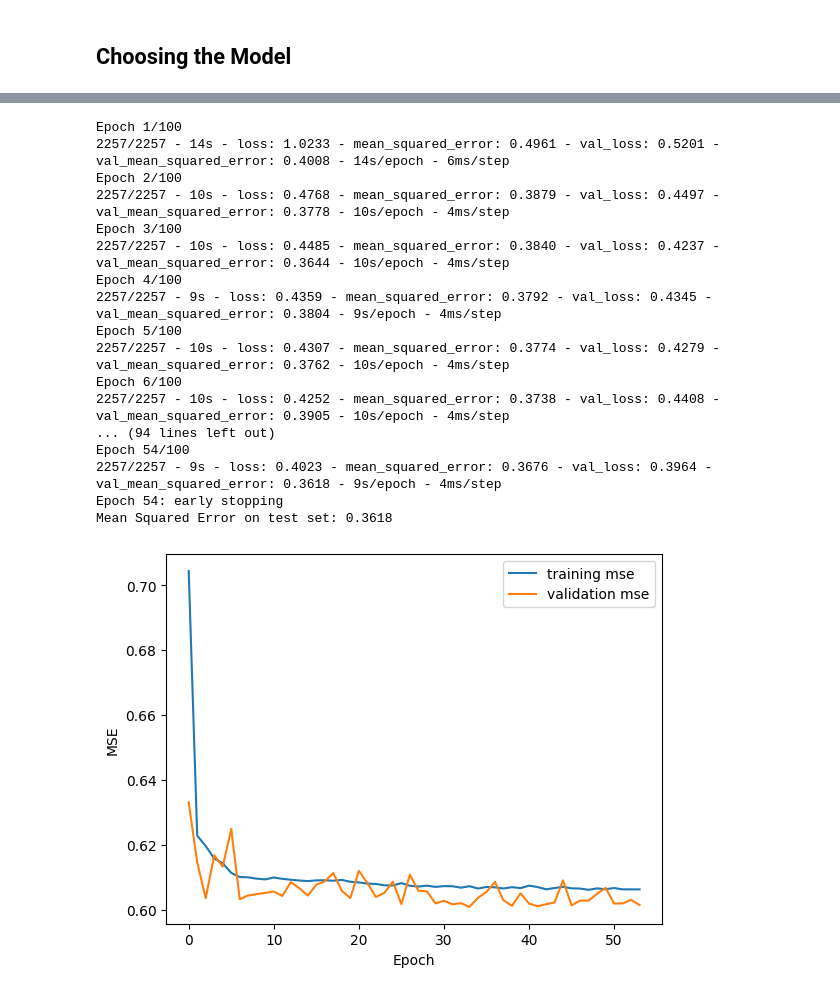
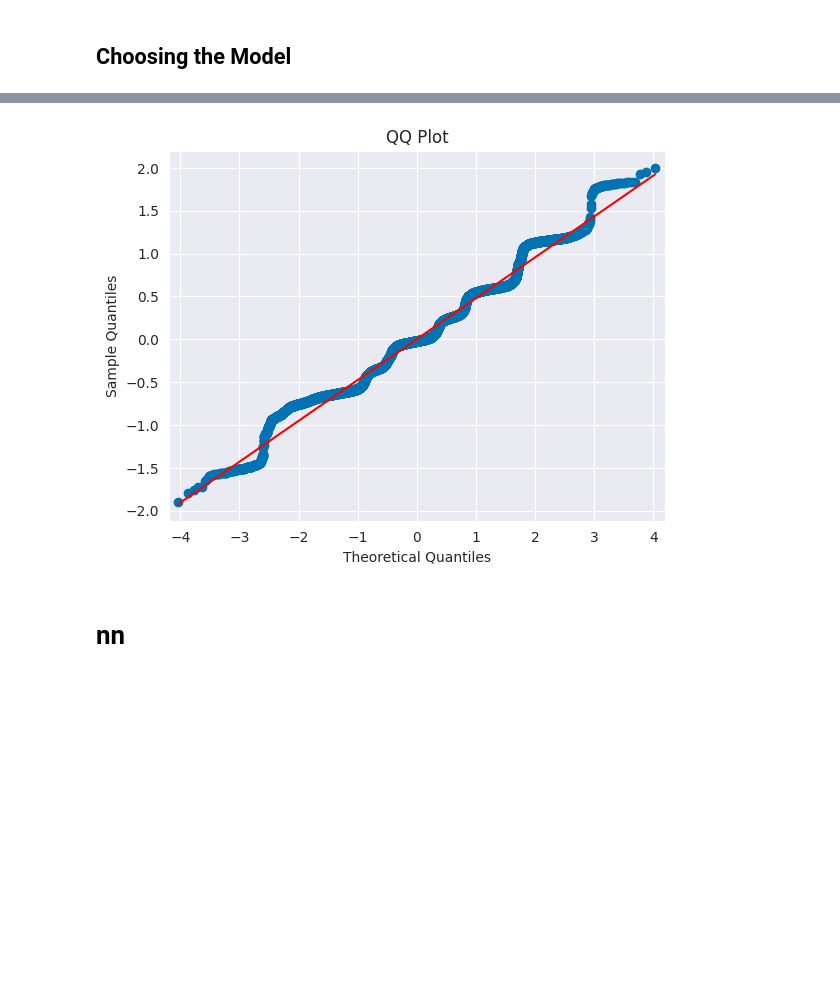
Before and after one commit to giakomorssi/Fraud-and-Delivery, a Jupyter notebook: 02_Prediction.ipynb, the cells around one changed output, grey strips where cells are left out. Saved outputs shown, nothing was run; the diff lists cells and outputs as text; code cells hidden in the pictures; blank space fills up the shorter version.

```diff
--- a/02_Prediction.ipynb
+++ b/02_Prediction.ipynb
@@ -149,3 +267,16 @@ X_test.columns = X_test.columns.astype(str)
+# %%
+import statsmodels.api as sm
+
+fig, ax = plt.subplots()
+sm.qqplot(residuals, line='s', ax=ax)
+ax.set_title('QQ Plot')
+plt.xlabel('Theoretical Quantiles')
+plt.ylabel('Sample Quantiles')
+plt.show()
+# %% [output]
+[figure, added]
+# %% [markdown]
+# nn
 # %%
 from keras.models import Sequential
 from keras.layers import Dense, Dropout
@@ -155,23 +286,26 @@ from sklearn.metrics import mean_squared_error
 from sklearn.model_selection import train_test_split
 from sklearn.preprocessing import StandardScaler
 import numpy as np
+from keras.optimizers import SGD
+from keras.optimizers import Adagrad
 
 # Define the neural network architecture
 model = Sequential()
-model.add(Dense(516, input_dim=X_train.shape[1], activation='relu', kernel_regularizer=regularizers.l2(0.005)))
-model.add(Dense(256, activation='relu', kernel_regularizer=regularizers.l2(0.005)))
-model.add(Dense(128, activation='relu', kernel_regularizer=regularizers.l2(0.005)))
-model.add(Dense(64, activation='relu', kernel_regularizer=regularizers.l2(0.005)))
-model.add(Dense(32, activation='relu', kernel_regularizer=regularizers.l2(0.005)))
-model.add(Dense(16, activation='relu', kernel_regularizer=regularizers.l2(0.005)))
+model.add(Dense(516, input_dim=X_train.shape[1], activation='relu', kernel_regularizer=regularizers.l2(0.01)))
+model.add(Dense(256, activation='relu', kernel_regularizer=regularizers.l2(0.01)))
+model.add(Dense(128, activation='relu', kernel_regularizer=regularizers.l2(0.01)))
+model.add(Dense(64, activation='relu', kernel_regularizer=regularizers.l2(0.01)))
+model.add(Dense(32, activation='relu', kernel_regularizer=regularizers.l2(0.01)))
+#model.add(Dense(16, activation='relu', kernel_regularizer=regularizers.l2(0.01)))
+#model.add(Dense(8, activation='relu', kernel_regularizer=regularizers.l2(0.01)))
 model.add(Dense(1, activation='linear'))
 
 # Compile the model with mean squared error loss function and Adam optimizer
-model.compile(loss='mean_squared_error', optimizer='adam', metrics=['mean_squared_error'])
+model.compile(loss='mean_squared_error', optimizer=Adagrad(learning_rate=0.01), metrics=['mean_squared_error'])
 
 # Define the early stopping and model checkpoint callbacks
-early_stopping = EarlyStopping(monitor='val_mean_squared_error', patience=20, verbose=2, mode='min')
-model_checkpoint = ModelCheckpoint('/content/drive/MyDrive/University/Deloitte/models_lr/nn12 .h5', monitor='val_mean_squared_error', save_best_only=True, mode='min')
+early_stopping = EarlyStopping(monitor='val_mean_squared_error', patience=10, verbose=2, mode='min')
+model_checkpoint = ModelCheckpoint('/content/drive/MyDrive/University/Deloitte/models_lr/nn3.h5', monitor='val_mean_squared_error', save_best_only=True, mode='min')
 
 # Fit the model to the training data with early stopping and model checkpoint callbacks
 history = model.fit(X_train, y_train, epochs=100, batch_size=64, validation_data=(X_test, y_test), verbose=2, callbacks=[early_stopping, model_checkpoint])
@@ -188,22 +322,7 @@ plt.xlabel('Epoch')
 plt.ylabel('MSE')
 plt.legend()
 plt.show()
+
+loss, mse = model.evaluate(X_test, y_test, verbose=0)
+
+print(f'rMSE :{np.sqrt(mse)}, MSE: {mse}, Loss: {loss}')
-# %% [output]
-Epoch 1/100
-2257/2257 - 14s - loss: 1.0233 - mean_squared_error: 0.4961 - val_loss: 0.5201 - val_mean_squared_error: 0.4008 - 14s/epoch - 6ms/step
-Epoch 2/100
-2257/2257 - 10s - loss: 0.4768 - mean_squared_error: 0.3879 - val_loss: 0.4497 - val_mean_squared_error: 0.3778 - 10s/epoch - 4ms/step
-Epoch 3/100
-2257/2257 - 10s - loss: 0.4485 - mean_squared_error: 0.3840 - val_loss: 0.4237 - val_mean_squared_error: 0.3644 - 10s/epoch - 4ms/step
-Epoch 4/100
-2257/2257 - 9s - loss: 0.4359 - mean_squared_error: 0.3792 - val_loss: 0.4345 - val_mean_squared_error: 0.3804 - 9s/epoch - 4ms/step
-Epoch 5/100
-2257/2257 - 10s - loss: 0.4307 - mean_squared_error: 0.3774 - val_loss: 0.4279 - val_mean_squared_error: 0.3762 - 10s/epoch - 4ms/step
-Epoch 6/100
-2257/2257 - 10s - loss: 0.4252 - mean_squared_error: 0.3738 - val_loss: 0.4408 - val_mean_squared_error: 0.3905 - 10s/epoch - 4ms/step
-... (94 lines left out)
-Epoch 54/100
-2257/2257 - 9s - loss: 0.4023 - mean_squared_error: 0.3676 - val_loss: 0.3964 - val_mean_squared_error: 0.3618 - 9s/epoch - 4ms/step
-Epoch 54: early stopping
-Mean Squared Error on test set: 0.3618
-[figure, removed]
```
Also changed, not shown: parts of 23 cells of this notebook.
